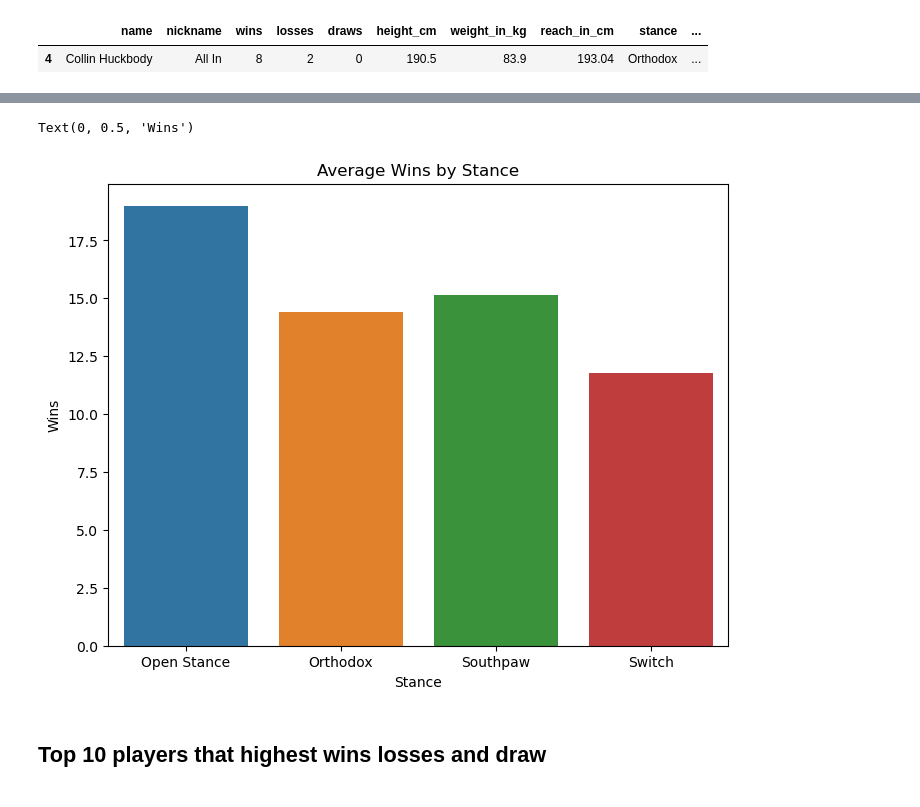
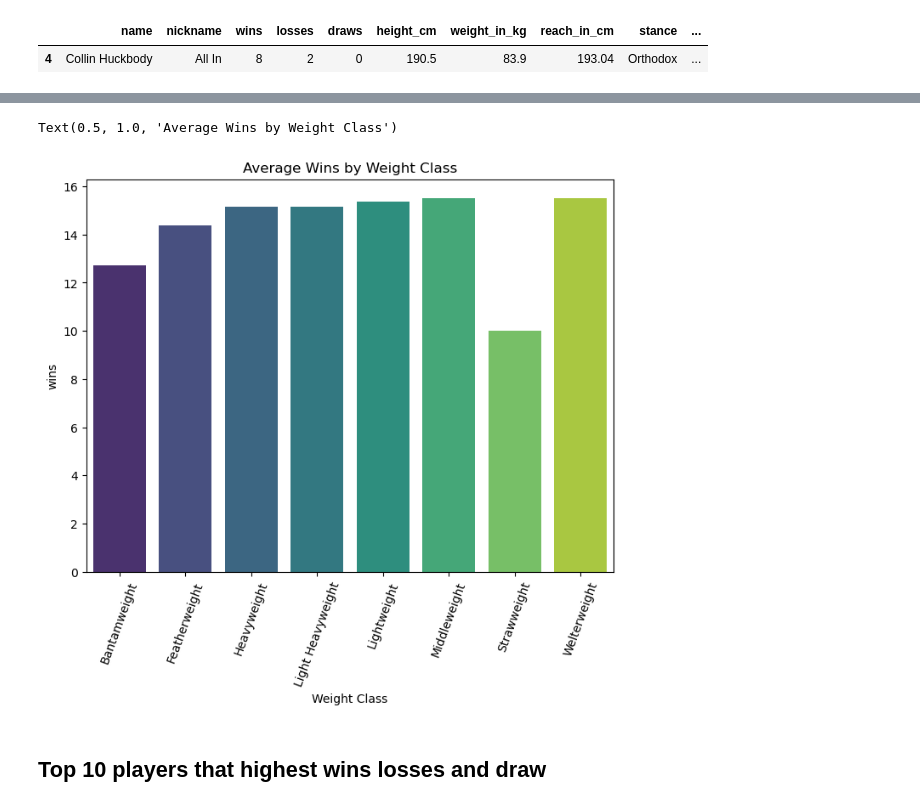
Before and after one commit to chanupadeshan/UFC-Fighters-Statistics-2024, a Jupyter notebook: main.ipynb, the cells around one changed output, grey strips where cells are left out. Cells and saved outputs as stored; diff of their text form; code cells hidden in the pictures.

Commit message:
"The Impact of Weight Class on UFC Success: Average Wins Examined

```diff
--- a/main.ipynb
+++ b/main.ipynb
@@ -352,13 +381,12 @@ df.head(1)
 # %%
 plt.figure(figsize=(8, 6))
-AVG_wins = df.groupby("stance")["wins"].mean().reset_index()
-sns.barplot(x="stance", y="wins", data=AVG_wins)
-plt.title("Average Wins by Stance")
-plt.xlabel("Stance")
-plt.ylabel("Wins")
+AVG_wins_WeightClass = df.groupby("Weight Class")["wins"].mean().reset_index()
+sns.barplot(x="Weight Class", y="wins",data=AVG_wins_WeightClass,palette="viridis")
+plt.xticks(rotation=70)
+plt.title("Average Wins by Weight Class")
 # %% [output]
-Text(0, 0.5, 'Wins')
+Text(0.5, 1.0, 'Average Wins by Weight Class')
-[figure, old version]
+[figure, new version]
 # %% [markdown]
 ## **Top 10 players that highest wins losses and draw**
 # %% [markdown]
```
Also changed, not shown: parts of 6 cells of this notebook.
